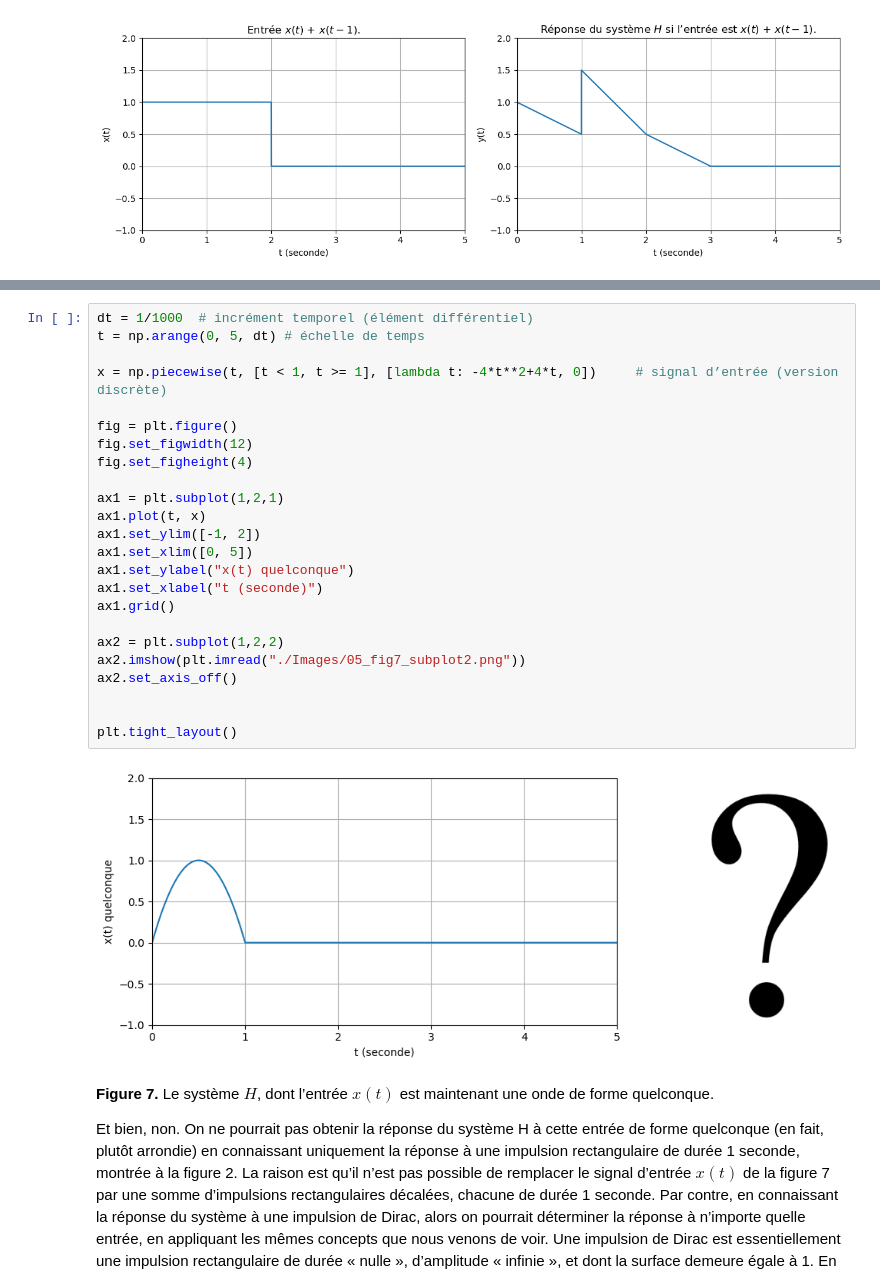
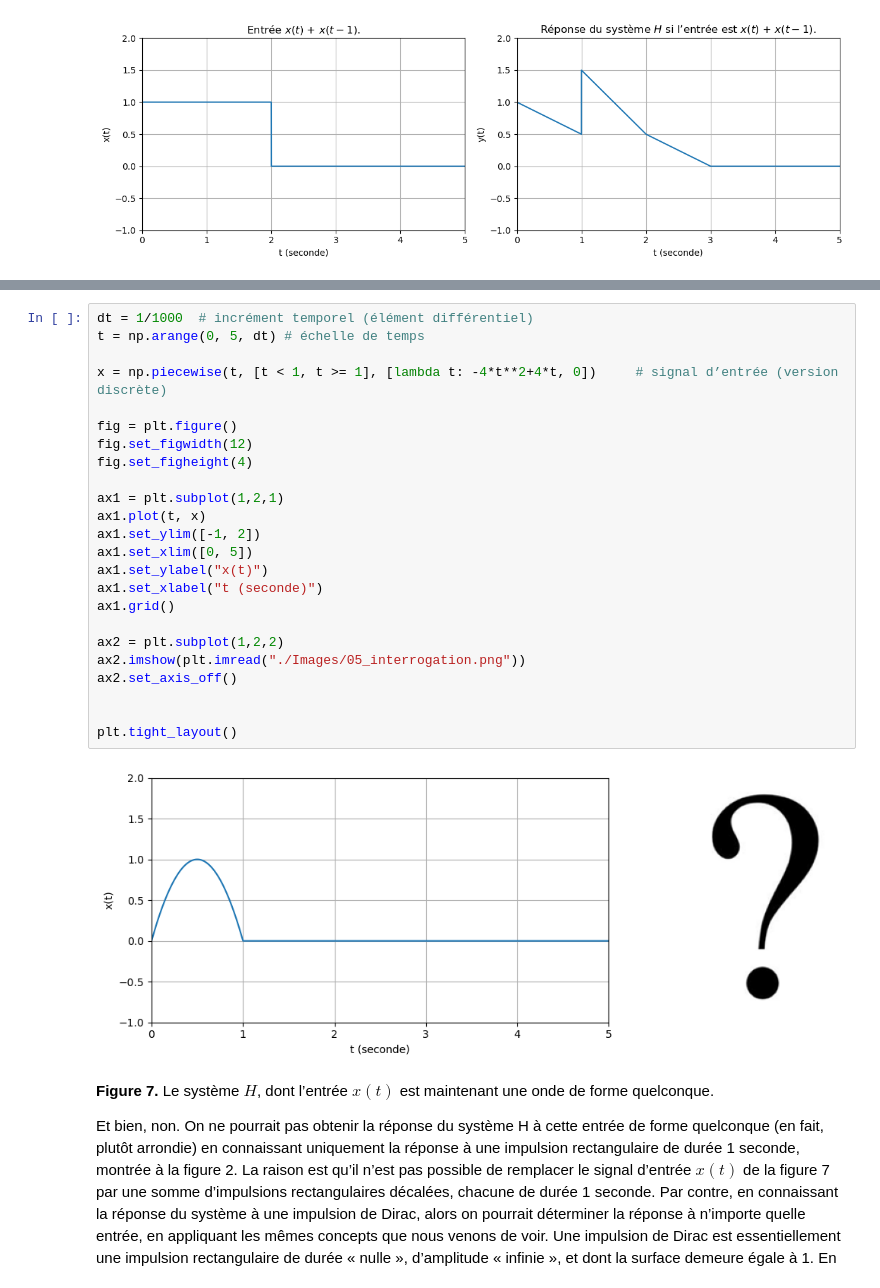
Before and after one commit to cora2406/S2_notes_de_cours, a Jupyter notebook: 05_La_convolution.ipynb, the cells around one changed output, grey strips where cells are left out. Drawn from its saved outputs; the diff is of its cells as text.

Commit message:
Ajustement image chapitre 5

```diff
--- a/05_La_convolution.ipynb
+++ b/05_La_convolution.ipynb
@@ -282,29 +280,29 @@ Pourrait-on, en connaissant la réponse à une impulsion rectangulaire de durée
 # %%
 dt = 1/1000  # incrément temporel (élément différentiel)
 t = np.arange(0, 5, dt) # échelle de temps
 
 x = np.piecewise(t, [t < 1, t >= 1], [lambda t: -4*t**2+4*t, 0])     # signal d’entrée (version discrète)
 
 fig = plt.figure()
 fig.set_figwidth(12)
 fig.set_figheight(4)
 
 ax1 = plt.subplot(1,2,1)
 ax1.plot(t, x)
 ax1.set_ylim([-1, 2])
 ax1.set_xlim([0, 5])
-ax1.set_ylabel("x(t) quelconque")
+ax1.set_ylabel("x(t)")
 ax1.set_xlabel("t (seconde)")
 ax1.grid()
 
 ax2 = plt.subplot(1,2,2)
-ax2.imshow(plt.imread("./Images/05_fig7_subplot2.png"))
+ax2.imshow(plt.imread("./Images/05_interrogation.png"))
 ax2.set_axis_off()
 
 
 plt.tight_layout()
 # %% [output]
-[figure, old version]
+[figure, new version]
 # %% [markdown]
 
 **Figure 7.**  Le système $H$, dont l’entrée $x(t)$ est maintenant une onde de forme quelconque.
```
Also changed, not shown: parts of 20 cells of this notebook, 1 other file.
